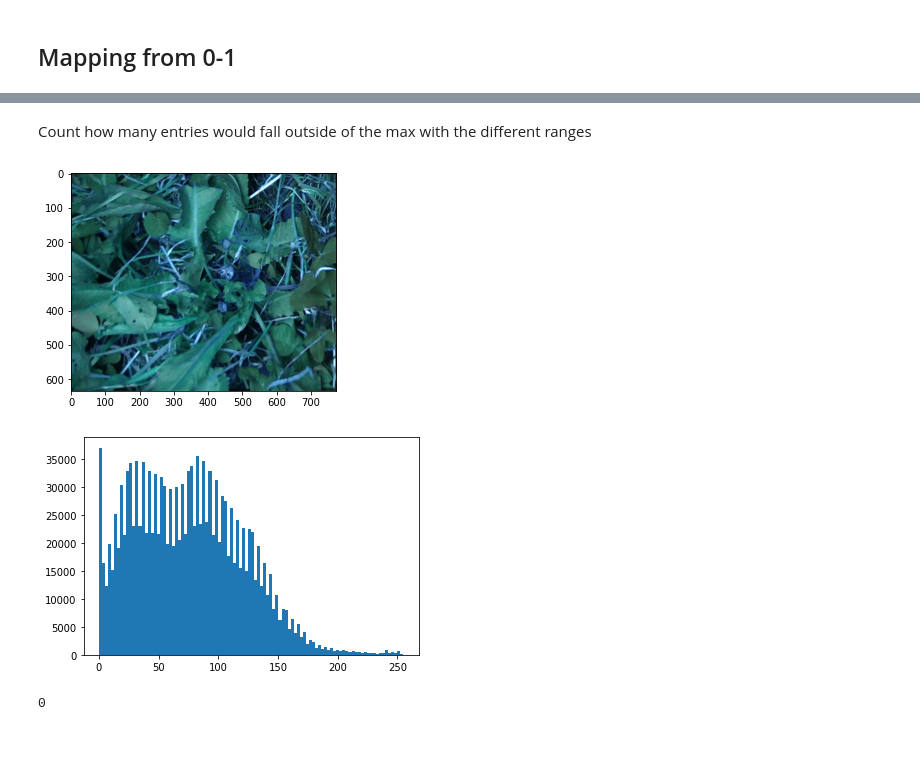
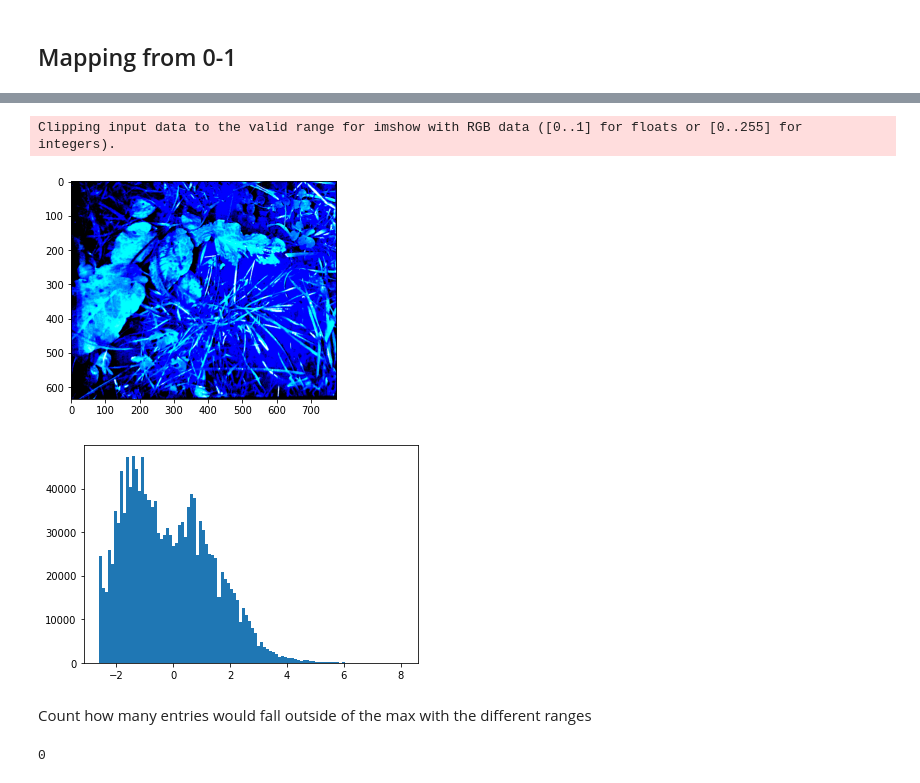
Before and after one commit to ponderbb/GALIROOT, a Jupyter notebook: src/sandbox.ipynb, the cells around one changed output, grey strips where cells are left out. Saved outputs shown, nothing was run; the diff lists cells and outputs as text; code cells hidden in the pictures; blank space fills up the shorter version.

```diff
--- a/src/sandbox.ipynb
+++ b/src/sandbox.ipynb
@@ -32,7 +32,7 @@ plt.show()
 # %% [markdown]
 ## List (and rename depth images)
 # %%
-train_path,train_name = utils.list_files("/zhome/3b/d/154066/repos/GALIROOT/data/l515_lab_1410/img", ".png")
+train_path,train_name = utils.list_files("/zhome/3b/d/154066/repos/GALIROOT/data/l515_lab_1410/img/temp", ".png")
 _,test_name = utils.list_files("/zhome/3b/d/154066/repos/GALIROOT/data/l515_lab_1410_test/img", ".png")
 
 d_path, d_name = utils.list_files("/home/bbejczy/repos/GALIROOT/data/l515_imgs/", ".png")
@@ -96,22 +96,23 @@ plt.show();
+# %%
+image = cv2.imread(train_path[100])
+
+transform = A.Compose([A.Crop(x_min=345,y_min=365,x_max=1120,y_max=1000), A.Normalize(mean=[0.3399, 0.3449, 0.1555], std=[0.1296, 0.1372, 0.1044])]) #, A.Normalize(mean = [0.7188], std = [0.1109])]
+
+# img = ((image_pil-300)*255)/((500-300)) # subtracting lower bound, dividing by "new" upper bound"
+# img = img.clip(min=0, max=255) # clipping extra values, as we do not use absolute upper and lower bound
+transformed = transform(image =image)
+plt.imshow(transformed['image'], cmap='gray')
+plt.show()
+plt.figure(2)
+plt.hist(transformed['image'].ravel(),bins=100);
+
+plt.show();
+# %% [output]
+Clipping input data to the valid range for imshow with RGB data ([0..1] for floats or [0..255] for integers).
+[figure, added]
+[figure, added]
 # %% [markdown]
 Count how many entries would fall outside of the max with the different ranges
-# %%
-image = cv2.imread(train_path[10])
-
-transform = A.Compose([A.Crop(x_min=345,y_min=365,x_max=1120,y_max=1000)]) #, A.Normalize(mean = [183.2875], std = [28.2858])]
-
-# img = ((image-300)*255)/((500-300)) # subtracting lower bound, dividing by "new" upper bound"
-# img = img.clip(min=0, max=255) # clipping extra values, as we do not use absolute upper and lower bound
-transformed = transform(image =image)
-plt.imshow(transformed['image'], cmap='gray')
-plt.show()
-plt.figure(2)
-plt.hist(transformed['image'].ravel(),bins=100);
-
-plt.show();
-# %% [output]
-[figure, removed]
-[figure, removed]
 # %%
 transform = A.Compose([A.Crop(x_min=345,y_min=365,x_max=1120,y_max=1000), A.Normalize(mean = [180.62], std = [47.2969])]) #
 count=0
```
Also changed, not shown: parts of 2 cells of this notebook, 49 other files.
